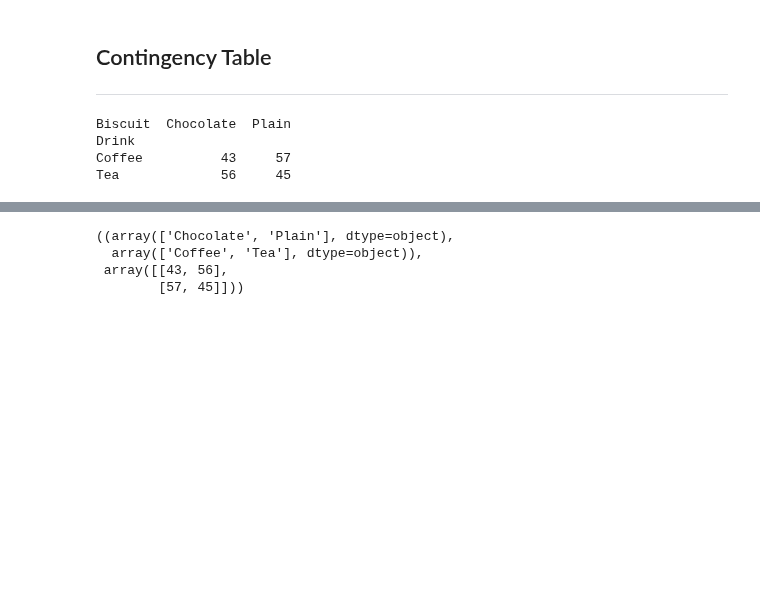
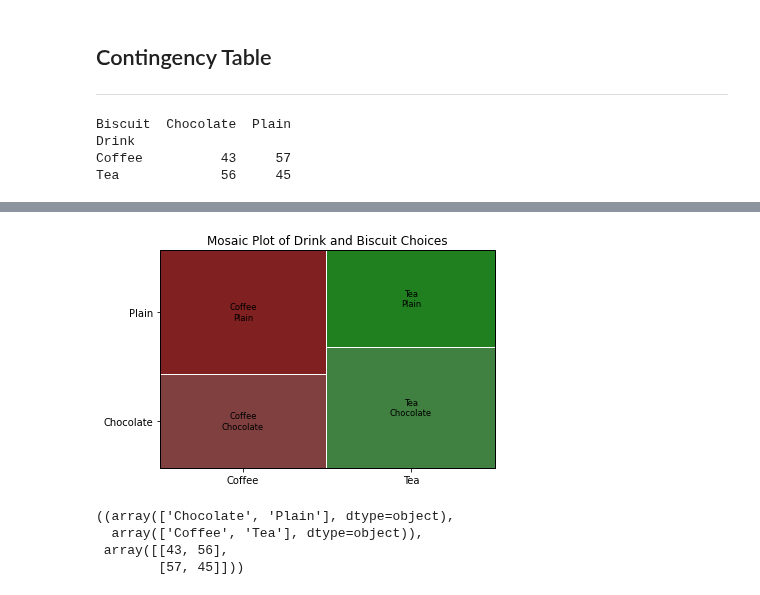
Before and after one commit to KenLin765/machine-learning-and-statistics, a Jupyter notebook: tasks.ipynb, the cells around one changed output, grey strips where cells are left out. Cells and saved outputs as stored; diff of their text form; code cells hidden in the pictures; blank space fills up the shorter version.

```diff
--- a/tasks.ipynb
+++ b/tasks.ipynb
@@ -282,3 +297,9 @@ Tea             56     45
+# %%
+mosaic(df, ['Drink', 'Biscuit'])
+plt.title('Mosaic Plot of Drink and Biscuit Choices')
+plt.show()
+# %% [output]
+[figure, added]
 # %%
 # Perform Crosstabs Contingency.
 cross = ss.contingency.crosstab(df['Biscuit'], df['Drink'])
```
Also changed, not shown: parts of 7 cells of this notebook.
